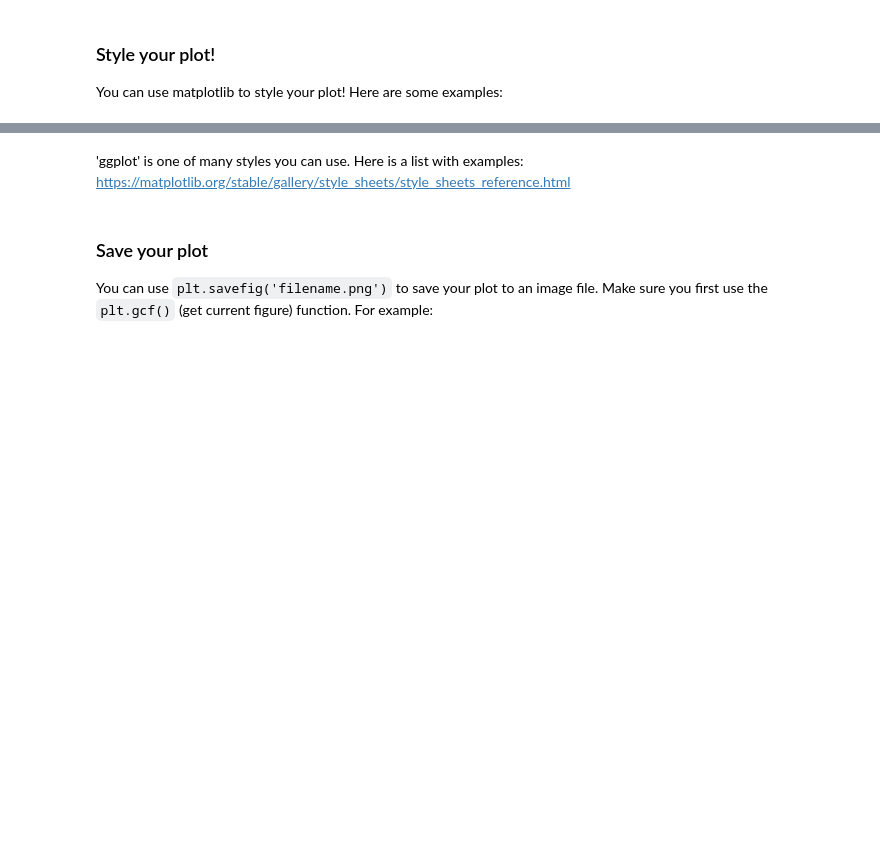
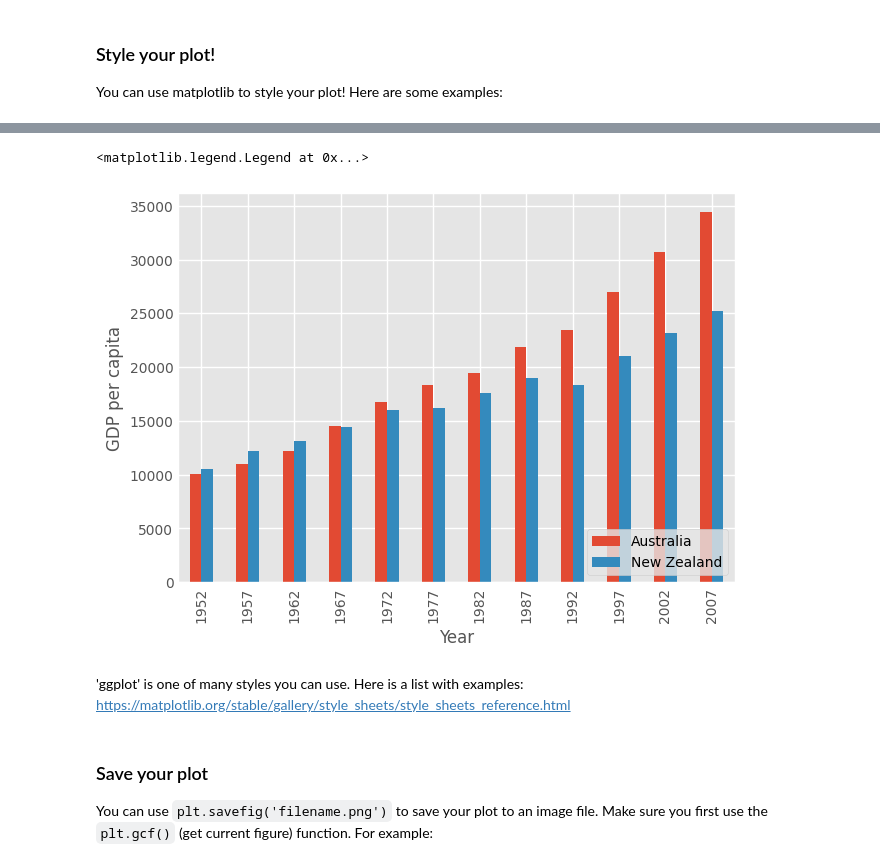
Before and after one commit to JennaFlan2426/DataCulturePilot, a Jupyter notebook: plotting-practice.ipynb, the cells around one changed output, grey strips where cells are left out. Cells and saved outputs as stored; diff of their text form; code cells hidden in the pictures; blank space fills up the shorter version.

```diff
--- a/plotting-practice.ipynb
+++ b/plotting-practice.ipynb
@@ -60,9 +85,12 @@ plt.ylabel('GDP per capita')
 # %%
 plt.style.use('ggplot')
 df_oceania.T.plot(kind='bar')
 plt.ylabel('GDP per capita')
 plt.xlabel('Year')
-plt.legend(loc='upper left')
+plt.legend(loc='lower right')
+# %% [output]
+<matplotlib.legend.Legend at 0x...>
+[figure, added]
 # %% [markdown]
 'ggplot' is one of many styles you can use. Here is a list with examples: https://matplotlib.org/stable/gallery/style_sheets/style_sheets_reference.html
 # %% [markdown]
```
Also changed, not shown: parts of 10 cells of this notebook, 2 other files.
